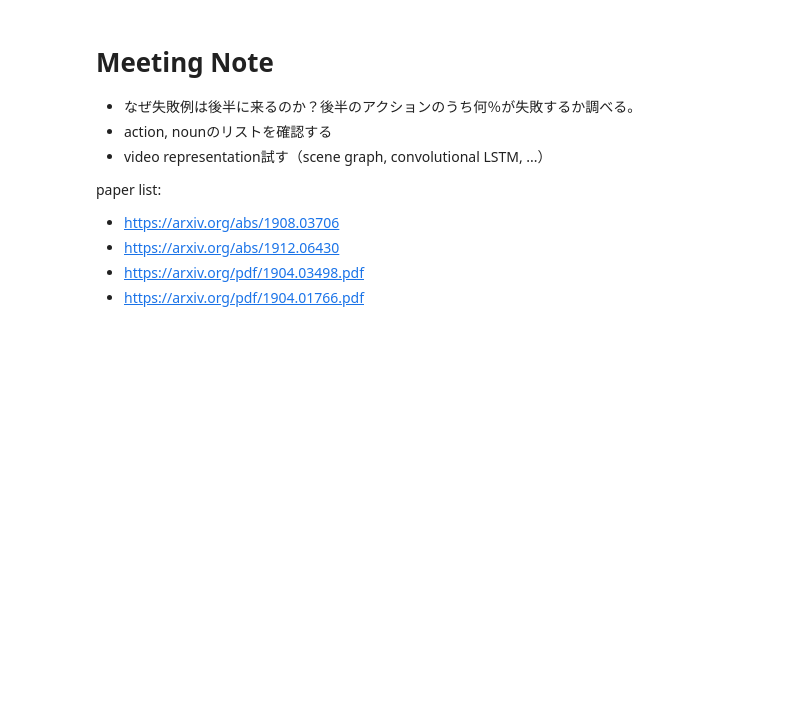
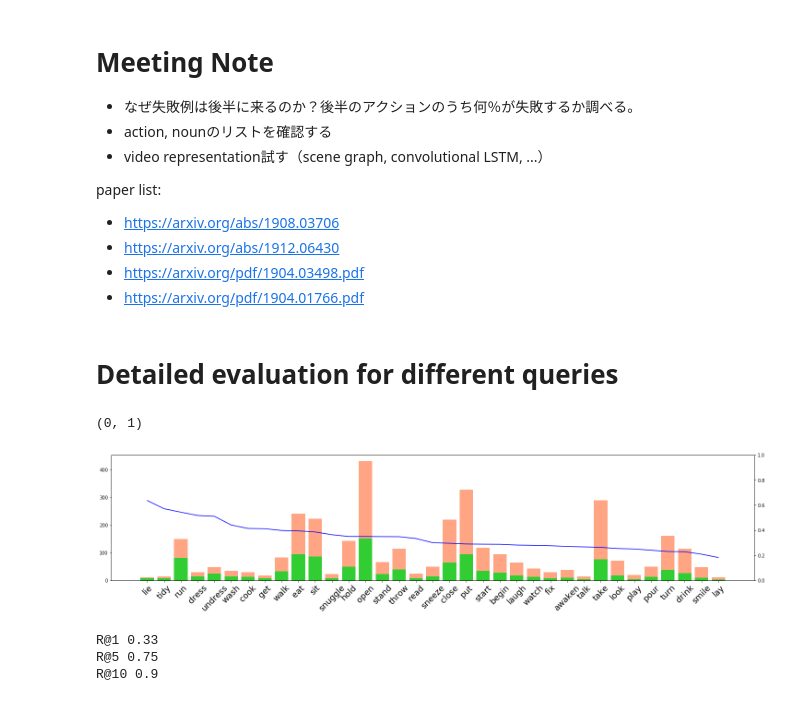
Before and after one commit to mayu-ot/hidden-challenges-MR, a Jupyter notebook: notebooks/report/Unseen query.ipynb, the cells around one changed output. Saved outputs shown, nothing was run; the diff lists cells and outputs as text; code cells hidden in the pictures; blank space fills up the shorter version.

```diff
--- a/notebooks/report/Unseen query.ipynb
+++ b/notebooks/report/Unseen query.ipynb
@@ -40,10 +70,10 @@ test_desc_ids = [np.asarray(dictionary.doc2idx(x)) for x in test_desc]
 # %%
 seen_count = 0
 unseen_test = []
-for i, d in enumerate(test_desc_ids):
+for i, d in enumerate(test_desc):
     is_seen = False
-    for t in train_desc_ids:
-        if np.array_equal(d, t):
+    for t in train_desc:
+        if d == t:
             seen_count += 1
             is_seen = True
             break
@@ -81,7 +111,7 @@ def _nms(dets, scores, thresh=0.4):
         order = order[inds + 1]
     return keep
 
-def computer_eval(preds, gts, thresh=0.1, recall=[1]):
+def computer_eval(preds, gts, iou_thresh=0.5, nms_thresh=0.1, recall=[1]):
     results = {}
     for key, val in preds.items():
         queries = val[0]['query']
@@ -96,11 +126,11 @@ def computer_eval(preds, gts, thresh=0.1, recall=[1]):
 
         recall_queries = []
         for i,q in enumerate(queries):
-            keep = _nms(proposals, scores[i], thresh=thresh-0.05)[:max(recall)]
+            keep = _nms(proposals, scores[i], thresh=nms_thresh-0.05)[:max(recall)]
             gt_win = gt['timestamps'][i]
             pred_win = proposals[keep]
             overlap = _tiou(pred_win, gt_win)
-            recall_queries.append([(overlap > thresh)[:d].any() for d in recall])
+            recall_queries.append([(overlap > iou_thresh)[:d].any() for d in recall])
         results[gt_key] = recall_queries
 
     return results
@@ -439,3 +469,38 @@ paper list:
 - https://arxiv.org/abs/1912.06430
 - https://arxiv.org/pdf/1904.03498.pdf
 - https://arxiv.org/pdf/1904.01766.pdf
+# %% [markdown]
+# Detailed evaluation for different queries
+# %%
+result_per_action = {}
+for key, res in results.items():
+    actions = get_action(preds[key][0]["sentences"])
+    for a, r in zip(actions, res):
+        result_per_action.setdefault(a, []).append(r[0])
+# %%
+result_per_top_action = {}
+for k, v in result_per_action.items():
+    if len(v) > 10:
+        result_per_top_action[k] = v
+
+order = np.argsort([np.mean(v) for v in result_per_top_action.values()])[::-1]
+keys = list(result_per_top_action.keys())
+values = list(result_per_top_action.values())
+keys = [keys[i] for i in order]
+values = [values[i] for i in order]
+
+
+n = len(keys)
+
+fig, ax1 = plt.subplots(figsize=(25, 5))
+_ = plt.xticks(np.arange(n), keys, rotation=45, fontsize=18)
+
+ax1.bar(np.arange(n), [len(v) for v in values], color="coral", alpha=.7)
+ax1.bar(np.arange(n), [sum(v) for v in values], color="limegreen", alpha=1)
+
+ax2 = ax1.twinx()
+ax2.plot(np.arange(n), [np.mean(v) for v in values], color="blue")
+ax2.set_ylim(0, 1)
+# %% [output]
+(0, 1)
+[figure, added]
@@ -441,0 +509,9 @@ paper list:
+# %%
+res_arr = np.vstack([res for res in results.values()])
+print(f"R@1 {res_arr[:, 0].mean():.2}")
+print(f"R@5 {res_arr[:, 1].mean():.2}")
+print(f"R@10 {res_arr[:, 2].mean():.2}")
+# %% [output]
+R@1 0.33
+R@5 0.75
+R@10 0.9
```
Also changed, not shown: parts of 5 cells of this notebook, 24 other files.
